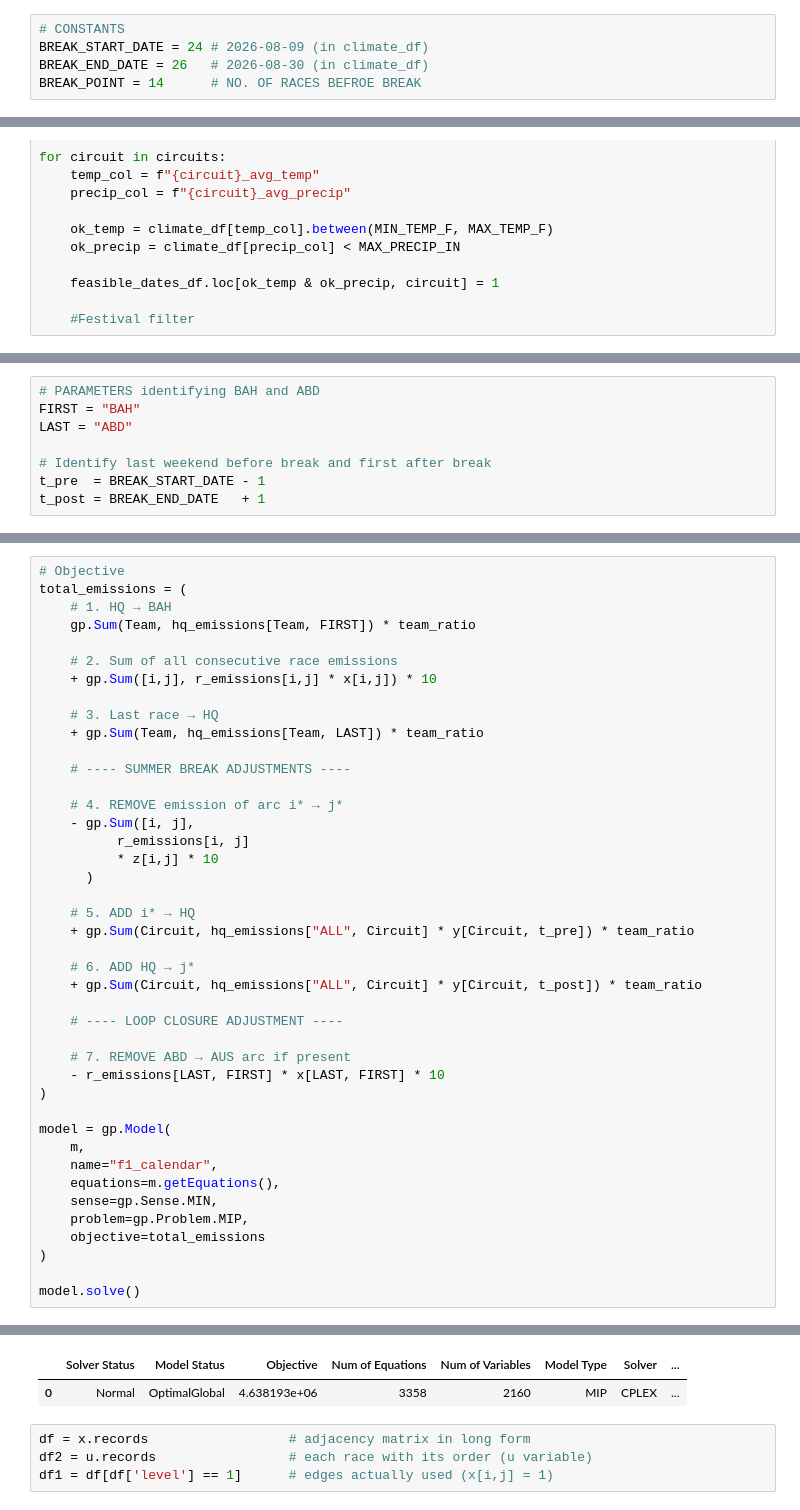
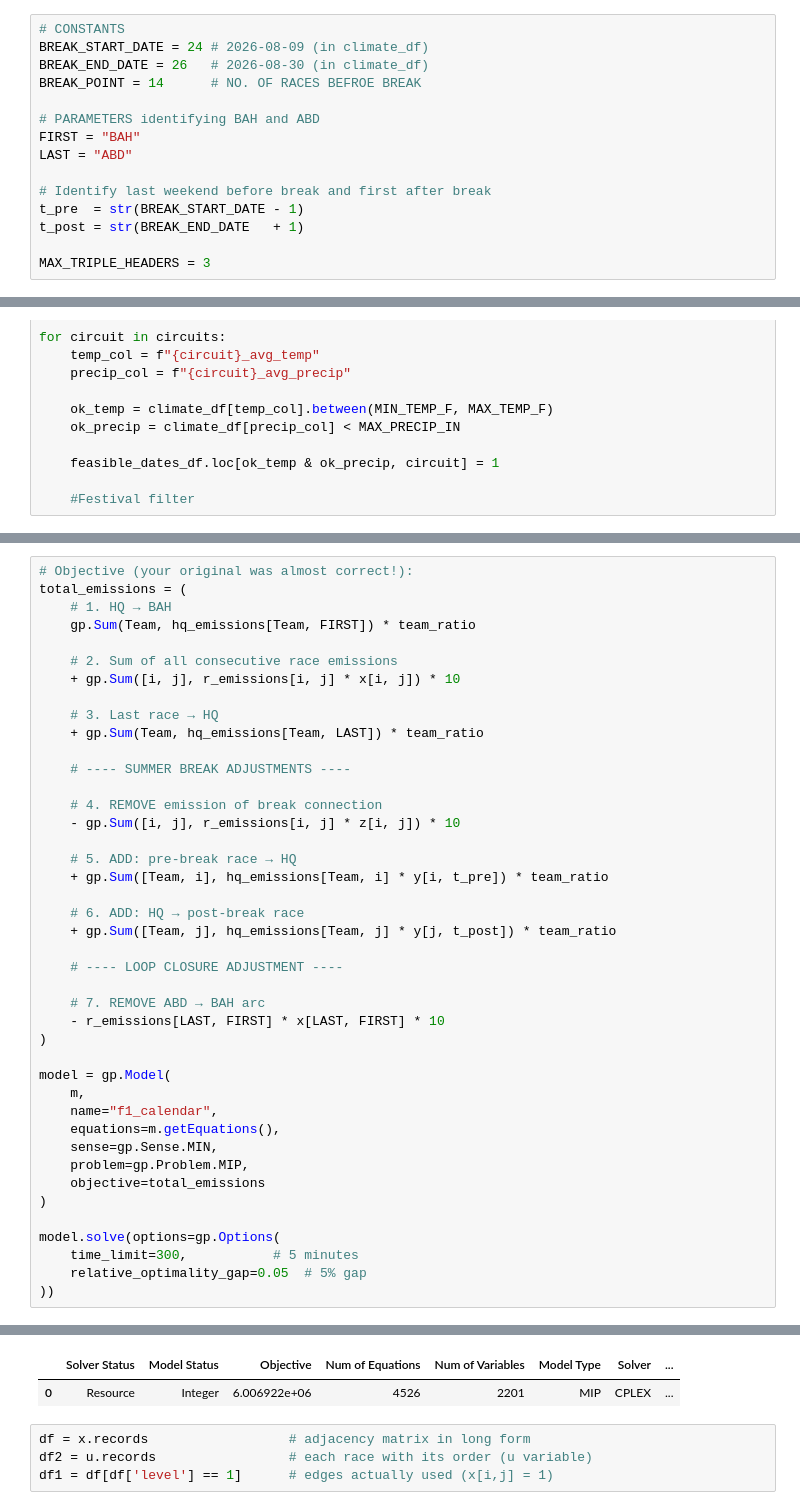
Before and after one commit to GokulnathUW/f1-calendar-optimization, a Jupyter notebook: model.ipynb, the cells around one changed output, grey strips where cells are left out. Saved outputs shown, nothing was run; the diff lists cells and outputs as text.

```diff
--- a/model.ipynb
+++ b/model.ipynb
@@ -27,6 +27,16 @@ distances_sym_df = (
 BREAK_START_DATE = 24 # 2026-08-09 (in climate_df)
 BREAK_END_DATE = 26   # 2026-08-30 (in climate_df)
 BREAK_POINT = 14      # NO. OF RACES BEFROE BREAK
+
+# PARAMETERS identifying BAH and ABD
+FIRST = "BAH"
+LAST = "ABD"
+
+# Identify last weekend before break and first after break
+t_pre  = str(BREAK_START_DATE - 1)
+t_post = str(BREAK_END_DATE   + 1)
+
+MAX_TRIPLE_HEADERS = 3
 # %%
 # PREPROCESSING
 
@@ -170,9 +210 @@ post_break_cons[...] = gp.Sum(Circuit, y[Circuit, BREAK_END_DATE + 1]) == 1
-# %%
-# PARAMETERS identifying BAH and ABD
-FIRST = "BAH"
-LAST = "ABD"
-
-# Identify last weekend before break and first after break
-t_pre  = BREAK_START_DATE - 1
-t_post = BREAK_END_DATE   + 1
 # %%
@@ -188,32 +222,29 @@ z_cons3[i, j] = z[i, j] >= y[i, t_pre] + y[j, t_post] - 1
 # %%
-# Objective
+# Objective (your original was almost correct!):
 total_emissions = (
     # 1. HQ → BAH
     gp.Sum(Team, hq_emissions[Team, FIRST]) * team_ratio
 
     # 2. Sum of all consecutive race emissions
-    + gp.Sum([i,j], r_emissions[i,j] * x[i,j]) * 10
+    + gp.Sum([i, j], r_emissions[i, j] * x[i, j]) * 10
 
     # 3. Last race → HQ
     + gp.Sum(Team, hq_emissions[Team, LAST]) * team_ratio
 
     # ---- SUMMER BREAK ADJUSTMENTS ----
 
-    # 4. REMOVE emission of arc i* → j*
-    - gp.Sum([i, j],
-          r_emissions[i, j]
-          * z[i,j] * 10
-      )
+    # 4. REMOVE emission of break connection
+    - gp.Sum([i, j], r_emissions[i, j] * z[i, j]) * 10
 
-    # 5. ADD i* → HQ
-    + gp.Sum(Circuit, hq_emissions["ALL", Circuit] * y[Circuit, t_pre]) * team_ratio
+    # 5. ADD: pre-break race → HQ
+    + gp.Sum([Team, i], hq_emissions[Team, i] * y[i, t_pre]) * team_ratio
 
-    # 6. ADD HQ → j*
-    + gp.Sum(Circuit, hq_emissions["ALL", Circuit] * y[Circuit, t_post]) * team_ratio
+    # 6. ADD: HQ → post-break race
+    + gp.Sum([Team, j], hq_emissions[Team, j] * y[j, t_post]) * team_ratio
 
     # ---- LOOP CLOSURE ADJUSTMENT ----
 
-    # 7. REMOVE ABD → AUS arc if present
+    # 7. REMOVE ABD → BAH arc
     - r_emissions[LAST, FIRST] * x[LAST, FIRST] * 10
 )
 
@@ -226,5 +257,8 @@ model = gp.Model(
     objective=total_emissions
 )
 
-model.solve()
+model.solve(options=gp.Options(
+    time_limit=300,           # 5 minutes
+    relative_optimality_gap=0.05  # 5% gap
+))
 # %% [output]
@@ -231,5 +266,5 @@ model.solve()
 |  | Solver Status | Model Status | Objective | Num of Equations | Num of Variables | Model Type | Solver | ... |
-| 0 | Normal | OptimalGlobal | 4.638193e+06 | 3358 | 2160 | MIP | CPLEX | ... |
+| 0 | Resource | Integer | 6.006922e+06 | 4526 | 2201 | MIP | CPLEX | ... |
 # %%
 df = x.records                  # adjacency matrix in long form
 df2 = u.records                 # each race with its order (u variable)
```
Also changed, not shown: parts of 9 cells of this notebook.
